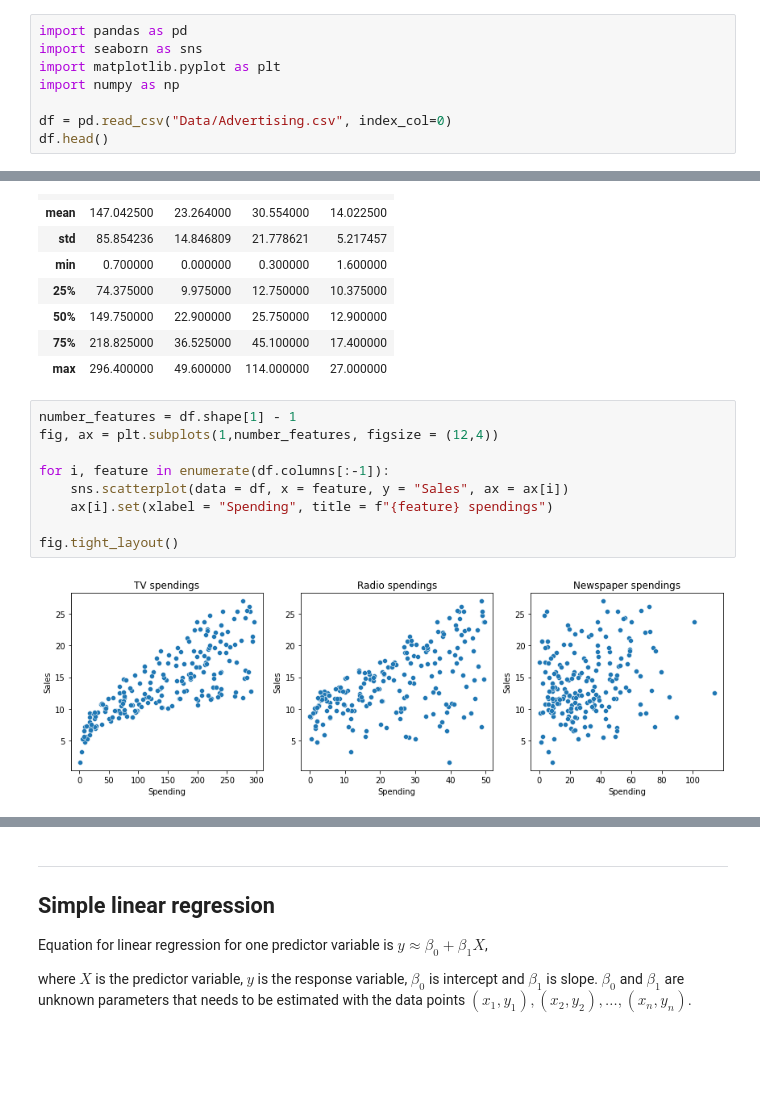
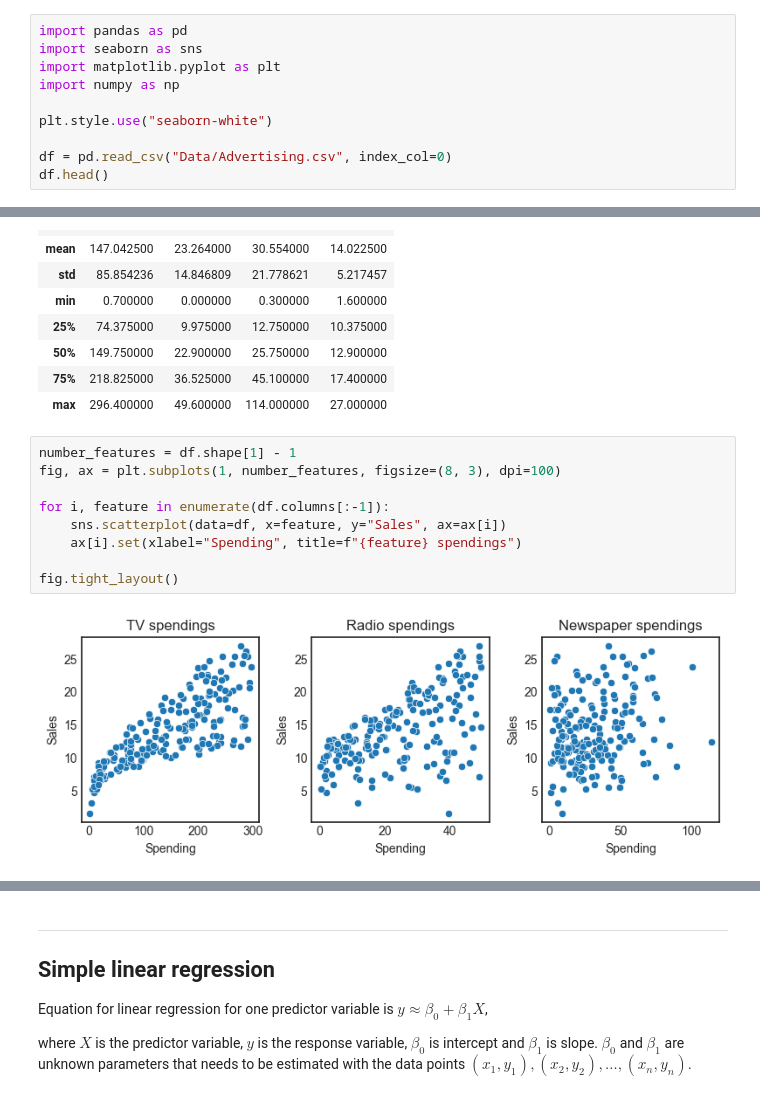
Before and after one commit to kokchun/Maskininlarning-AI21, a Jupyter notebook: Lectures/L0-Linear_regression.ipynb, the cells around one changed output, grey strips where cells are left out. Saved outputs shown, nothing was run; the diff lists cells and outputs as text; blank space fills up the shorter version.

Commit message:
update plot settings

```diff
--- a/Lectures/L0-Linear_regression.ipynb
+++ b/Lectures/L0-Linear_regression.ipynb
@@ -48,6 +48,8 @@ import seaborn as sns
 import matplotlib.pyplot as plt
 import numpy as np
 
+plt.style.use("seaborn-white")
+
 df = pd.read_csv("Data/Advertising.csv", index_col=0)
 df.head()
 # %% [output]
@@ -85,13 +87,13 @@ df.describe()
 | max | 296.400000 | 49.600000 | 114.000000 | 27.000000 |
 # %%
 number_features = df.shape[1] - 1
-fig, ax = plt.subplots(1,number_features, figsize = (12,4))
+fig, ax = plt.subplots(1, number_features, figsize=(8, 3), dpi=100)
 
 for i, feature in enumerate(df.columns[:-1]):
-    sns.scatterplot(data = df, x = feature, y = "Sales", ax = ax[i])
-    ax[i].set(xlabel = "Spending", title = f"{feature} spendings")
+    sns.scatterplot(data=df, x=feature, y="Sales", ax=ax[i])
+    ax[i].set(xlabel="Spending", title=f"{feature} spendings")
 
 fig.tight_layout()
 # %% [output]
-[figure, old version]
+[figure, new version]
 # %%
```
Also changed, not shown: parts of 5 cells of this notebook, 1 other file.
